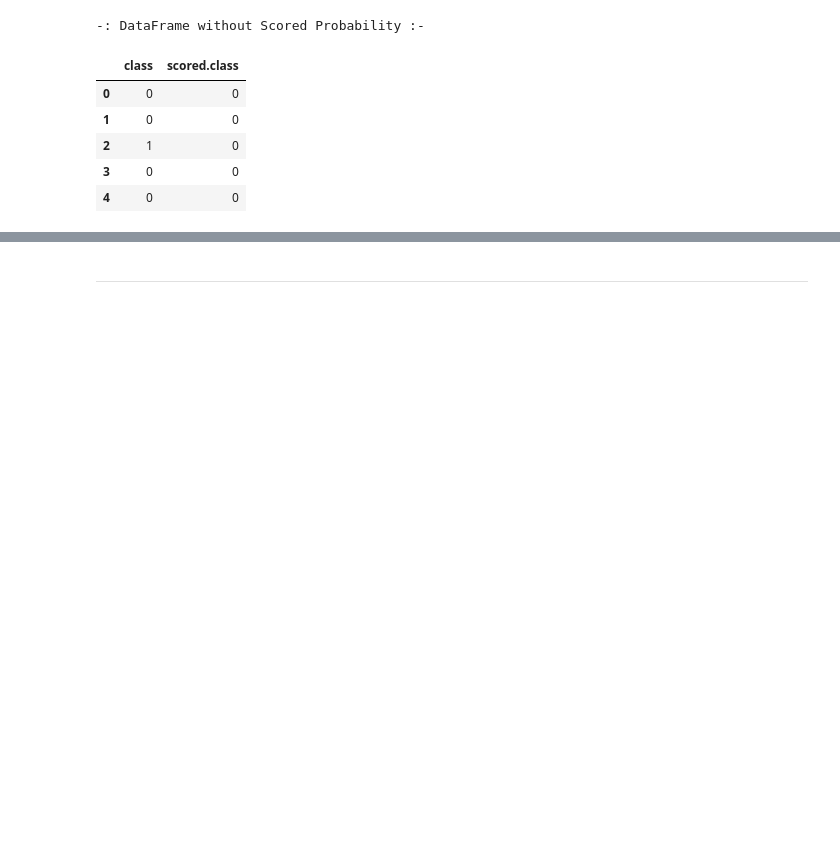
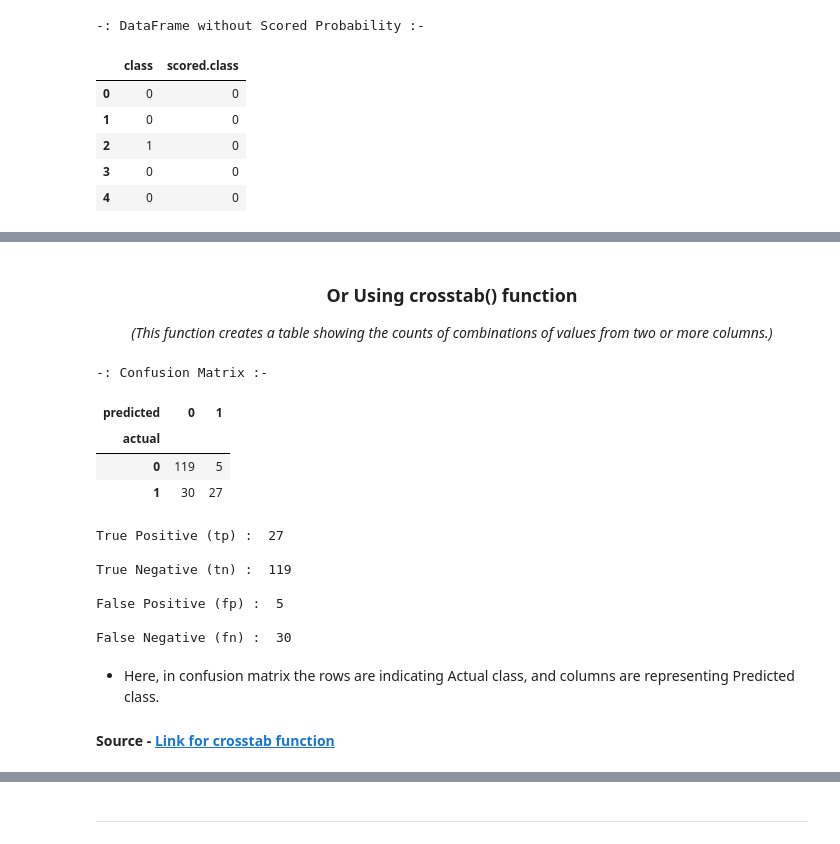
Before and after one commit to chetan5373/DAV-6150, a Jupyter notebook: M5_Assignment/C_Devarshi_M5_assn_.ipynb, the cells around one changed output, grey strips where cells are left out. Drawn from its saved outputs; the diff is of its cells as text; code cells hidden in the pictures; blank space fills up the shorter version.

```diff
--- a/M5_Assignment/C_Devarshi_M5_assn_.ipynb
+++ b/M5_Assignment/C_Devarshi_M5_assn_.ipynb
@@ -244,0 +437,56 @@ display(df.head(5))
+# %% [markdown]
+### <center>Or Using crosstab() function</center>
+
+<center><i>(This function creates a table showing the counts of combinations of values from two or more columns.)</i></center>
+# %%
+# Using crosstab() function to calculate - True Positive(tp), True Negative(tn),
+# False Positive(fp), & False Negative(fn).
+
+# Create Confusion Matrix and display it.
+
+confusion_matrix = pd.crosstab(df['class'], df['scored.class'], rownames=['actual'], colnames=['predicted'])
+print('\033[1m-: Confusion Matrix :-\033[0m')
+display(confusion_matrix.head())
+print()
+
+
+# True Positive.
+
+tp = confusion_matrix.iloc[1:, 1:].values[0][0]
+print('\033[1mTrue Positive (tp) : \033[0m', tp)
+print()
+
+# True Negative.
+
+tn = confusion_matrix.iloc[0:1, :1].values[0][0]
+print('\033[1mTrue Negative (tn) : \033[0m', tn)
+print()
+
+# False Positive.
+
+fp = confusion_matrix.iloc[0:1, 1:].values[0][0]
+print('\033[1mFalse Positive (fp) : \033[0m', fp)
+print()
+
+# False Negative.
+
+fn = confusion_matrix.iloc[1:, :1].values[0][0]
+print('\033[1mFalse Negative (fn) : \033[0m', fn)
+print()
+# %% [output]
+-: Confusion Matrix :-
+| predicted | 0 | 1 |
+| actual |  |  |
+| 0 | 119 | 5 |
+| 1 | 30 | 27 |
+True Positive (tp) :  27
+
+True Negative (tn) :  119
+
+False Positive (fp) :  5
+
+False Negative (fn) :  30
+# %% [markdown]
+- Here, in confusion matrix the rows are indicating Actual class, and columns are representing Predicted class.
+
+#### __Source__ - [Link for crosstab function](https://pandas.pydata.org/docs/reference/api/pandas.crosstab.html)
```
Also changed, not shown: parts of 46 cells of this notebook, 3 other files.
